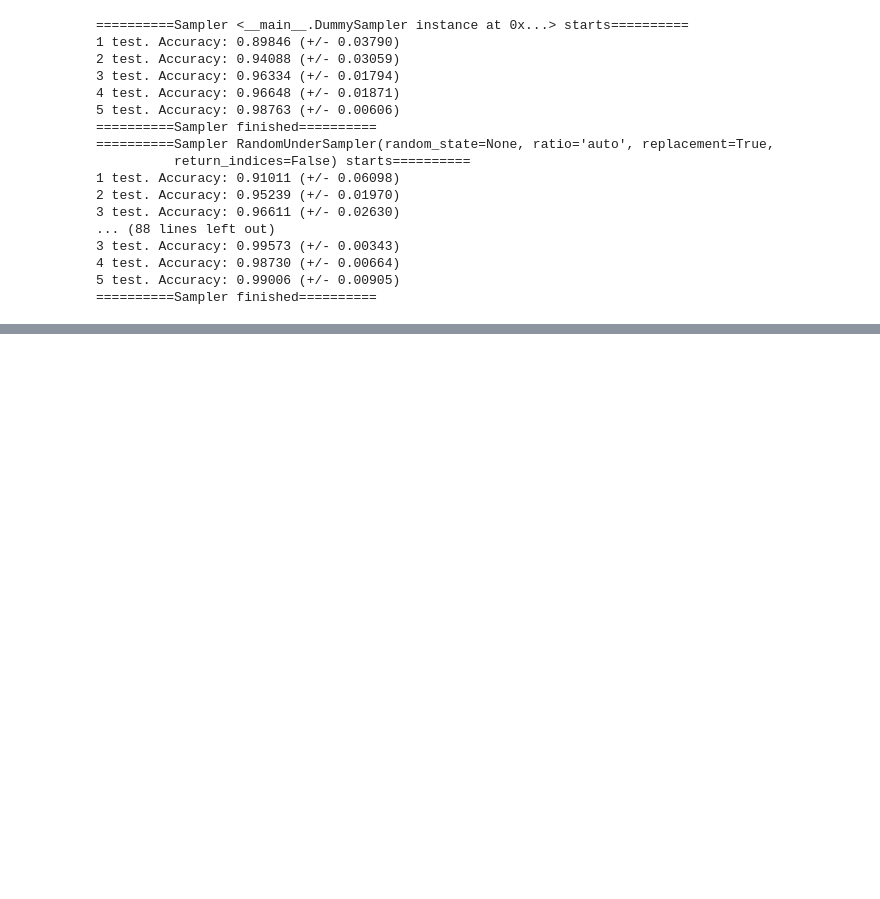
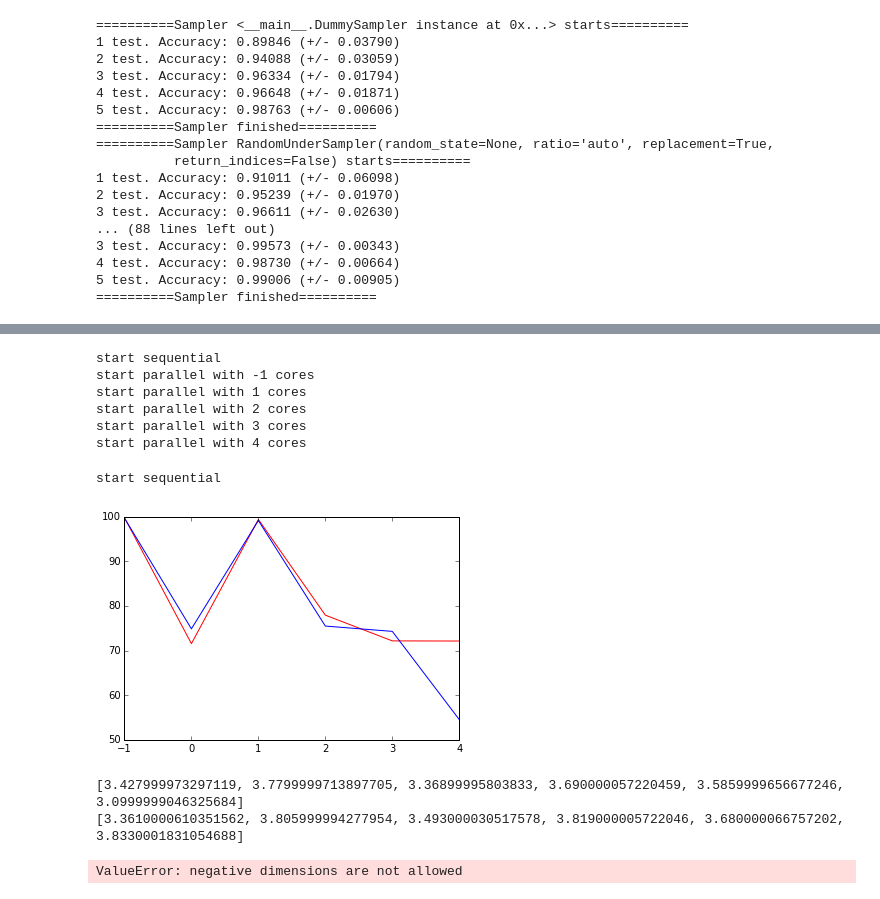
Before and after one commit to brainiacOnly/PrometheusAnalyst, a Jupyter notebook: CurrentProcess.ipynb, the cells around one changed output, grey strips where cells are left out. Drawn from its saved outputs; the diff is of its cells as text; code cells hidden in the pictures; blank space fills up the shorter version.

```diff
--- a/CurrentProcess.ipynb
+++ b/CurrentProcess.ipynb
@@ -559,0 +712,8 @@ test_saplers(samplers)
+# %%
+samplers = [RandomUnderSampler(), RandomOverSampler(), TomekLinks(),NeighbourhoodCleaningRule(),
+            SMOTE(kind='regular'), SMOTE(kind='borderline1'),
+            SMOTE(kind='borderline2'), SMOTE(kind='svm'),
+           NearMiss(version=3)]
+
+for sampler in samplers:
+    features = pd.
@@ -559,0 +722,3 @@ test_saplers(samplers)
+# %%
+from time import time
+features = pd.read_csv('data\\dummy\\ds_x5.csv')
@@ -559,0 +811,54 @@ test_saplers(samplers)
+# %%
+s_res_s = []
+s_res_o = []
+s_res = []
+a,b,c = sequentialPredict(features)
+s_res_s.append(a)
+s_res_o.append(b)
+s_res.append(c)
+cores = [-1,1,2,3,4]
+for i in cores:
+    a, b, c = parallelPredict(features, i)
+    s_res_s.append(a)
+    s_res_o.append(b)
+    s_res.append(c)
+# %% [output]
+start sequential
+start parallel with -1 cores
+start parallel with 1 cores
+start parallel with 2 cores
+start parallel with 3 cores
+start parallel with 4 cores
+# %%
+x_res_s = []
+x_res_o = []
+x_res = []
+a,b,c = sequentialPredict(features)
+x_res_s.append(a)
+x_res_o.append(b)
+x_res.append(c)
+for i in cores:
+    a, b, c = parallelPredictX(features, i)
+    x_res_s.append(a)
+    x_res_o.append(b)
+    x_res.append(c)
+# %% [output]
+start sequential
+# %%
+x = np.array([-1,0,1,2,3,4])
+y1 = np.array(s_res)
+y2 = np.array(x_res)
+plt.plot(x, y1, 'r', x, y2, 'b')
+plt.show()
+# %% [output]
+[figure, added]
+# %%
+print s_res
+print x_res
+# %% [output]
+[3.427999973297119, 3.7799999713897705, 3.36899995803833, 3.690000057220459, 3.5859999656677246, 3.0999999046325684]
+[3.3610000610351562, 3.805999994277954, 3.493000030517578, 3.819000005722046, 3.680000066757202, 3.8330001831054688]
+# %%
+np.ndarray(cores)
+# %% [output]
+ValueError: negative dimensions are not allowed
```
Also changed, not shown: parts of 18 cells of this notebook, 9 other files.
